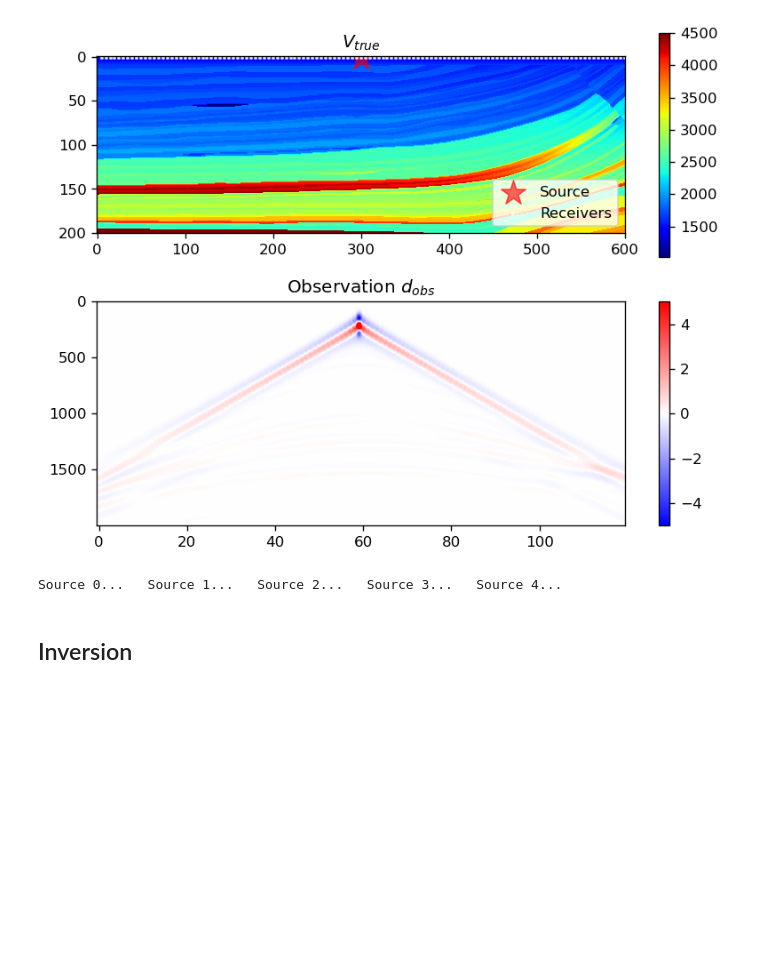
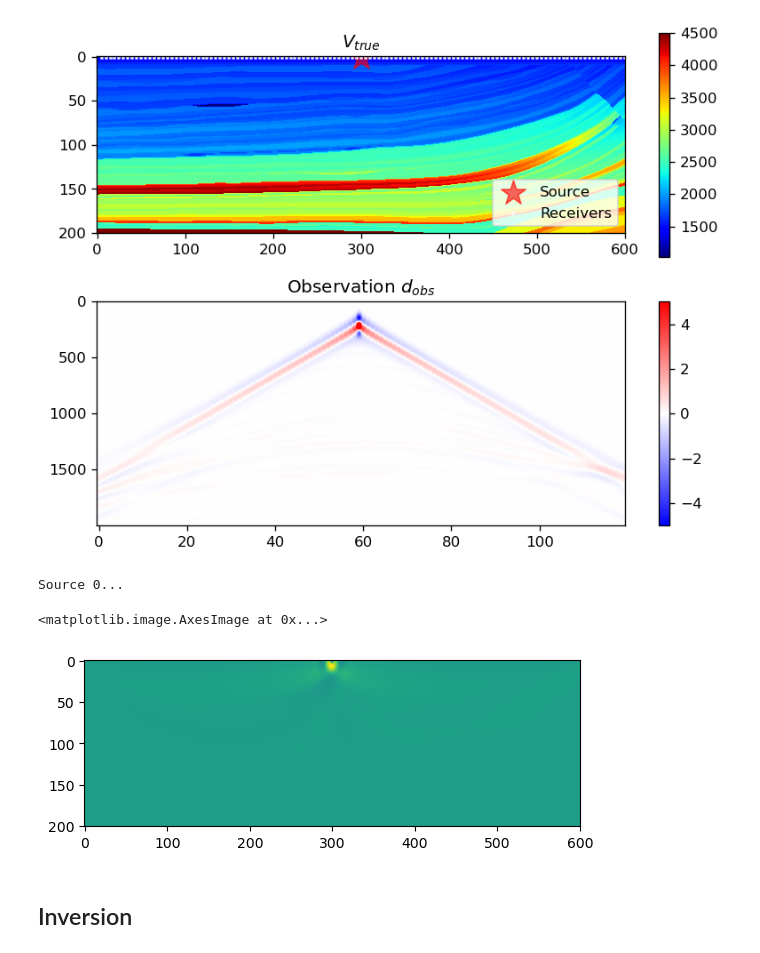
Before and after one commit to medicinely/fwi, a Jupyter notebook: fwi_matrix.ipynb, the cells around one changed output. Cells and saved outputs as stored; diff of their text form; code cells hidden in the pictures; blank space fills up the shorter version.

```diff
--- a/fwi_matrix.ipynb
+++ b/fwi_matrix.ipynb
@@ -266,7 +266,7 @@ def gradient(vel,d_obs,wsrc,zxsrc,zxrec,at,az,ax,next,device):
 	p_back, _ = prop2d(np.flip(residual,axis=1), zxrec, zxsrc, vel, at, az, ax, next, device)
 	p_back = np.flip(p_back,axis=1)
 	# Calculate second order time derivative of p_fwd(z,x,t)
-	p_dt_dt = second_order_derivative(p_fwd, at, az, ax)
+	p_dt_dt = second_order_derivative_cpu(p_fwd, at, az, ax)
 	# Calculate gradiant
 	G = 2/vel**3  * np.sum(p_back * p_dt_dt, axis=1) # G.shape = (201,201)
 
@@ -287,7 +287,7 @@ def gradient_multi(vel,d_obs,wsrc,zxsrc,zxrec,at,az,ax,next,device):
 		p_back, _ = prop2d(np.flip(residual,axis=1), zxrec, zxsrc, vel, at, az, ax, next, device)
 		p_back = np.flip(p_back,axis=1)
 		# Calculate second order time derivative of p_fwd(z,x,t)
-		p_dt_dt = second_order_derivative(p_fwd, at, az, ax)
+		p_dt_dt = second_order_derivative_cpu(p_fwd, at, az, ax)
 		# Calculate gradiant
 		grad = 2/vel**3  * np.sum(p_back * p_dt_dt, axis=1) # G.shape same as vel
 		grads += grad
@@ -366,7 +366,12 @@ v_smo = readbin('../dataset/marm2_smo.dat',nz,nx)
 v_init = (v_smo * 1e3).flatten()
 g = gradient_multi(v_init.flatten(),d_obs,wsrc,zxsrc,zxrec,at,az,ax,next,device)
 # %% [output]
-Source 0...   Source 1...   Source 2...   Source 3...   Source 4...
+Source 0...
+# %%
+plt.imshow(g.reshape((nz,nx)))
+# %% [output]
+<matplotlib.image.AxesImage at 0x...>
+[figure, added]
 # %% [markdown]
 ## Inversion
 # %% [markdown]
```
Also changed, not shown: parts of 2 cells of this notebook.
